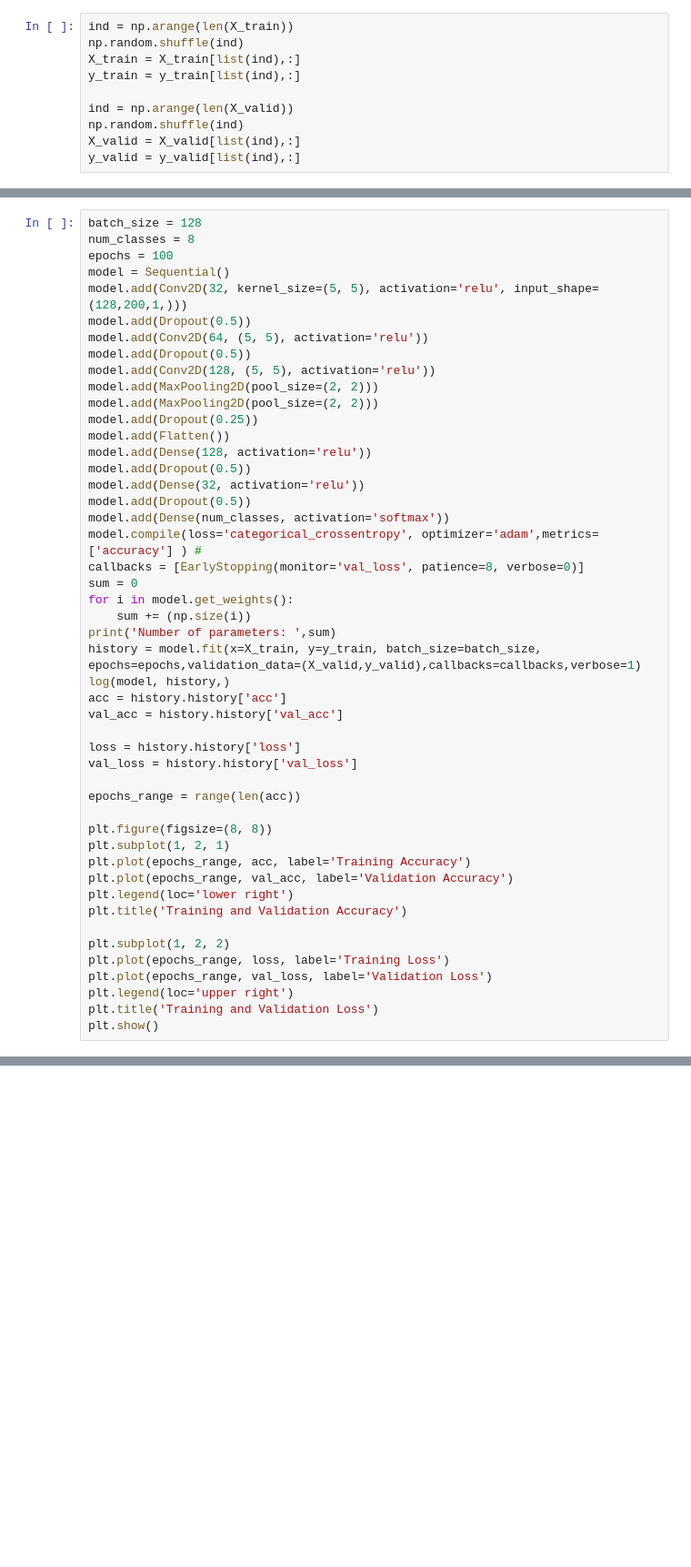
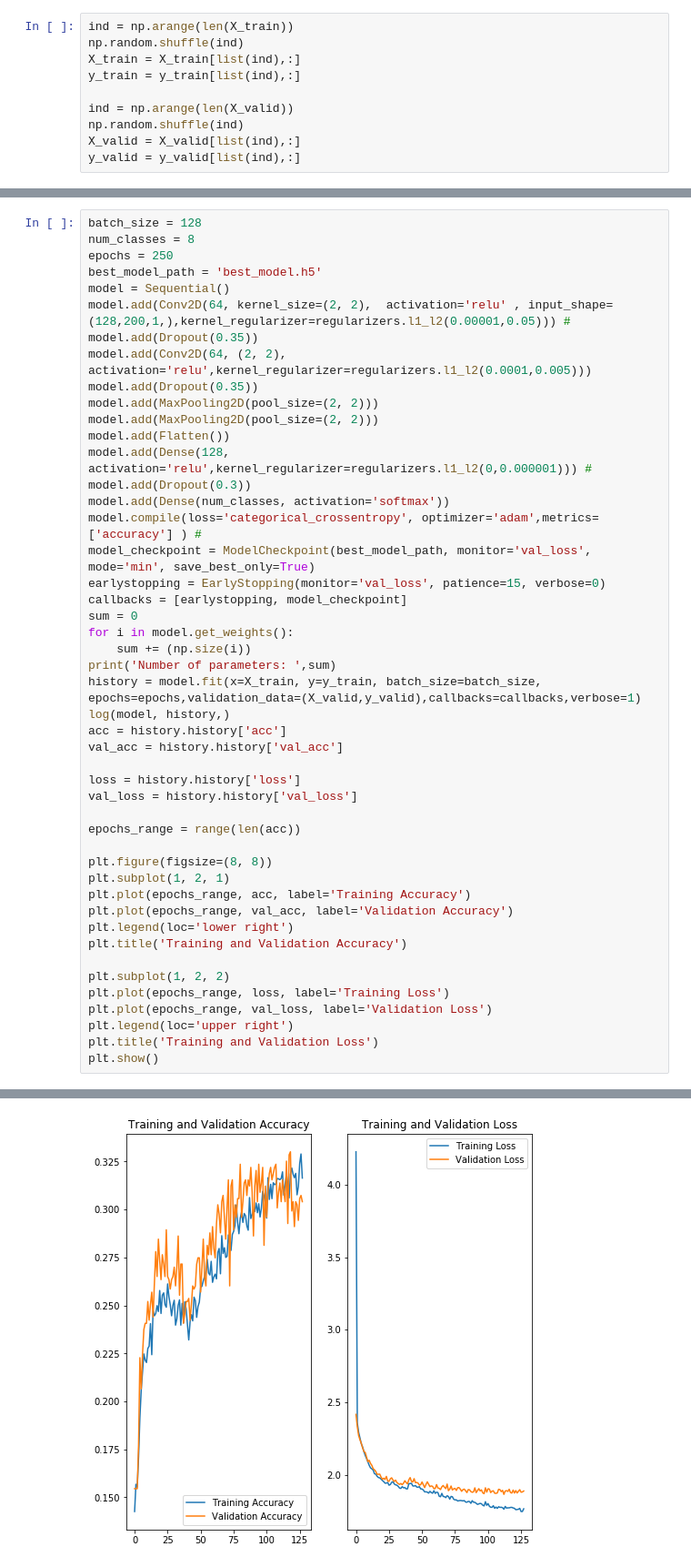
Before and after one commit to dandrid/GrandPythons, a Jupyter notebook: 2_build_own_model.ipynb, the cells around one changed output, grey strips where cells are left out. Shown at 91% size. Saved outputs shown, nothing was run; the diff lists cells and outputs as text; blank space fills up the shorter version.

Commit message:
update own model

```diff
--- a/2_build_own_model.ipynb
+++ b/2_build_own_model.ipynb
@@ -253,24 +222,23 @@ callbacks = [EarlyStopping(monitor='val_acc', patience=5, verbose=0)]
 # %%
 batch_size = 128
 num_classes = 8
-epochs = 100
+epochs = 250
+best_model_path = 'best_model.h5'
 model = Sequential()
-model.add(Conv2D(32, kernel_size=(5, 5), activation='relu', input_shape=(128,200,1,)))
-model.add(Dropout(0.5))
-model.add(Conv2D(64, (5, 5), activation='relu'))
-model.add(Dropout(0.5))
-model.add(Conv2D(128, (5, 5), activation='relu'))
+model.add(Conv2D(64, kernel_size=(2, 2),  activation='relu' , input_shape=(128,200,1,),kernel_regularizer=regularizers.l1_l2(0.00001,0.05))) #
+model.add(Dropout(0.35))
+model.add(Conv2D(64, (2, 2), activation='relu',kernel_regularizer=regularizers.l1_l2(0.0001,0.005)))
+model.add(Dropout(0.35))
 model.add(MaxPooling2D(pool_size=(2, 2)))
 model.add(MaxPooling2D(pool_size=(2, 2)))
-model.add(Dropout(0.25))
 model.add(Flatten())
-model.add(Dense(128, activation='relu'))
-model.add(Dropout(0.5))
-model.add(Dense(32, activation='relu'))
-model.add(Dropout(0.5))
+model.add(Dense(128, activation='relu',kernel_regularizer=regularizers.l1_l2(0,0.000001))) #
+model.add(Dropout(0.3))
 model.add(Dense(num_classes, activation='softmax'))
 model.compile(loss='categorical_crossentropy', optimizer='adam',metrics=['accuracy'] ) #
-callbacks = [EarlyStopping(monitor='val_loss', patience=8, verbose=0)]
+model_checkpoint = ModelCheckpoint(best_model_path, monitor='val_loss', mode='min', save_best_only=True)
+earlystopping = EarlyStopping(monitor='val_loss', patience=15, verbose=0)
+callbacks = [earlystopping, model_checkpoint]
 sum = 0
 for i in model.get_weights():
     sum += (np.size(i))
@@ -298,3 +266,4 @@ plt.plot(epochs_range, val_loss, label='Validation Loss')
 plt.legend(loc='upper right')
 plt.title('Training and Validation Loss')
 plt.show()
+# %% [output]
@@ -300,0 +287 @@ plt.show()
+[figure, added]
```
Also changed, not shown: parts of 11 cells of this notebook.
